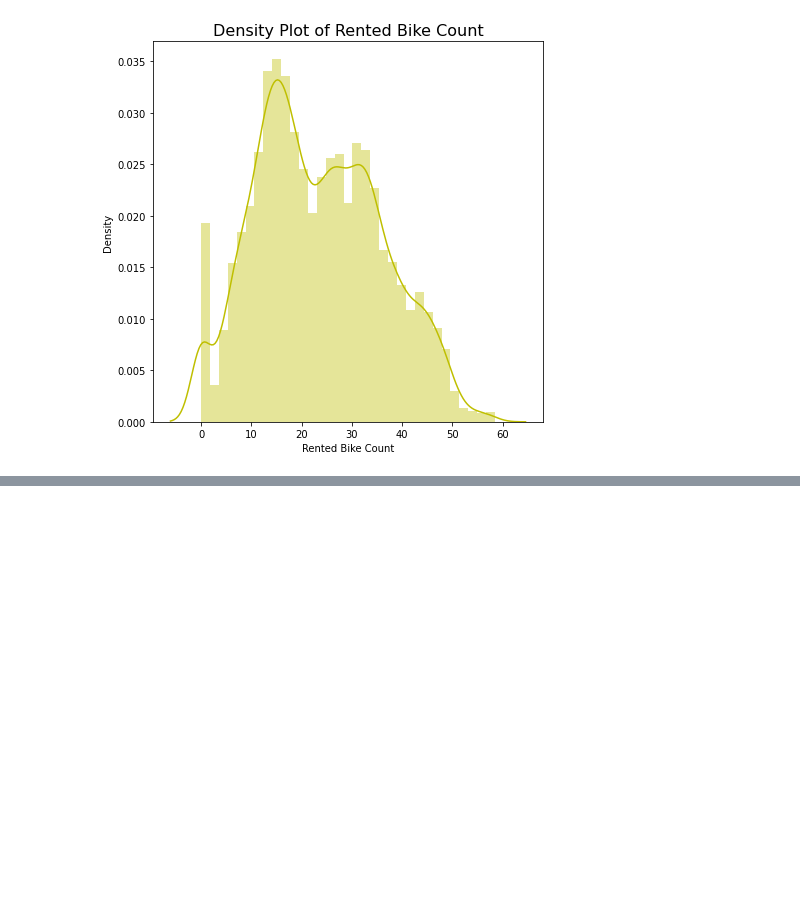
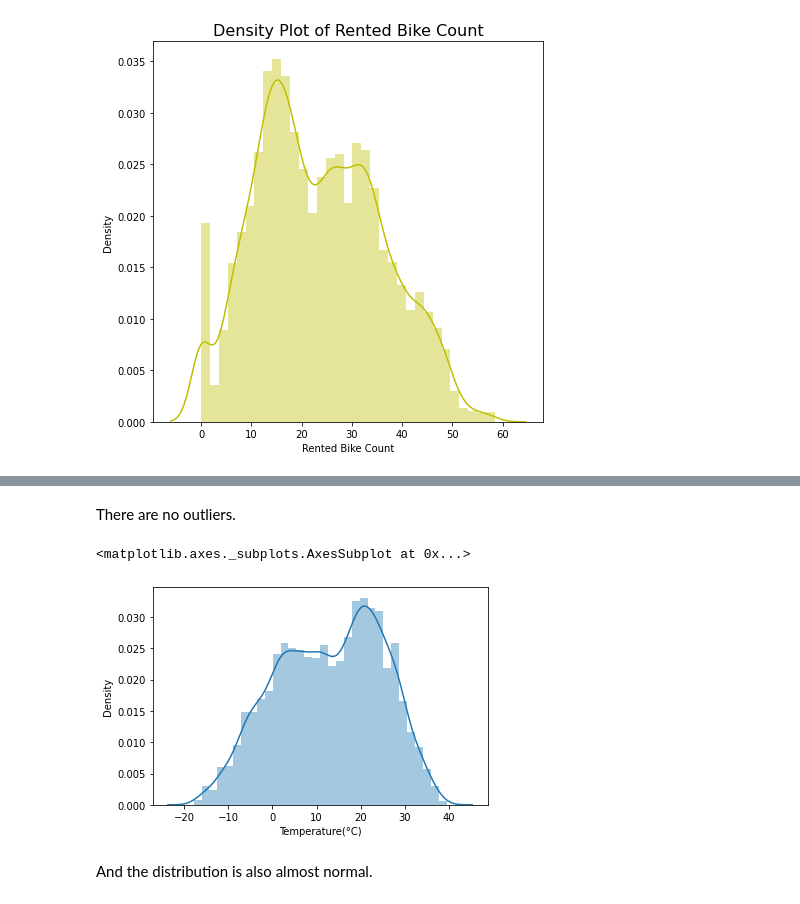
Before and after one commit to snehahampapura/Bike-Sharing-Demand-Prediction, a Jupyter notebook: Bike_Sharing_Demand_Prediction_Capstone_Project.ipynb, the cells around one changed output, grey strips where cells are left out. Drawn from its saved outputs; the diff is of its cells as text; code cells hidden in the pictures; blank space fills up the shorter version.

```diff
--- a/Bike_Sharing_Demand_Prediction_Capstone_Project.ipynb
+++ b/Bike_Sharing_Demand_Prediction_Capstone_Project.ipynb
@@ -201,0 +290,9 @@ Name: weekday, dtype: int64
+# %% [markdown]
+There are no outliers.
+# %%
+sns.distplot(dataset['Temperature(°C)'])
+# %% [output]
+<matplotlib.axes._subplots.AxesSubplot at 0x...>
+[figure, added]
+# %% [markdown]
+And the distribution is also almost normal.
```
Also changed, not shown: parts of 72 cells of this notebook.
